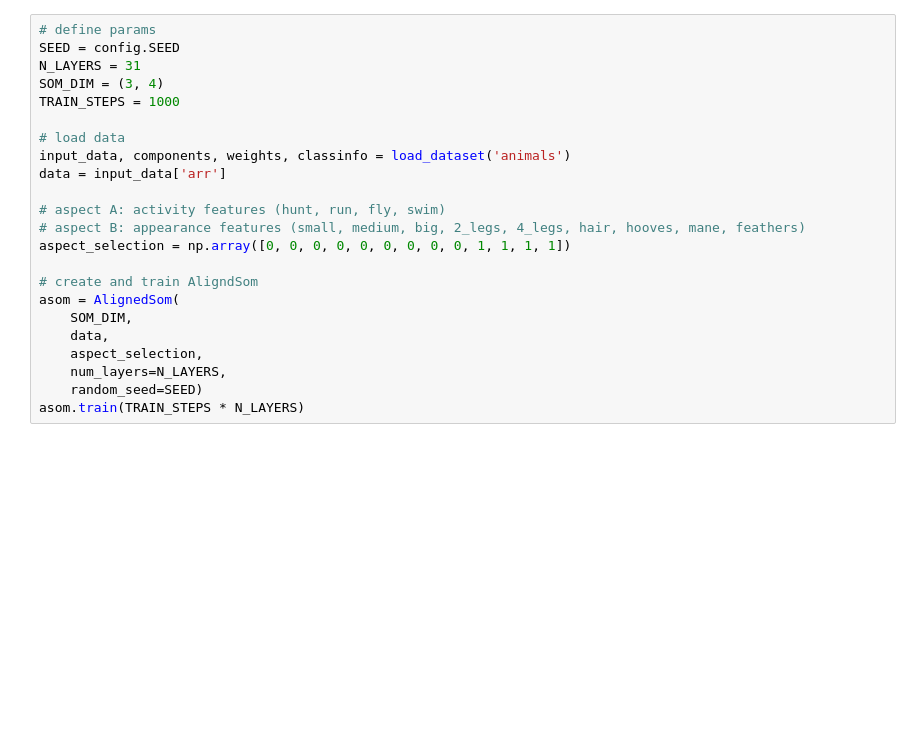
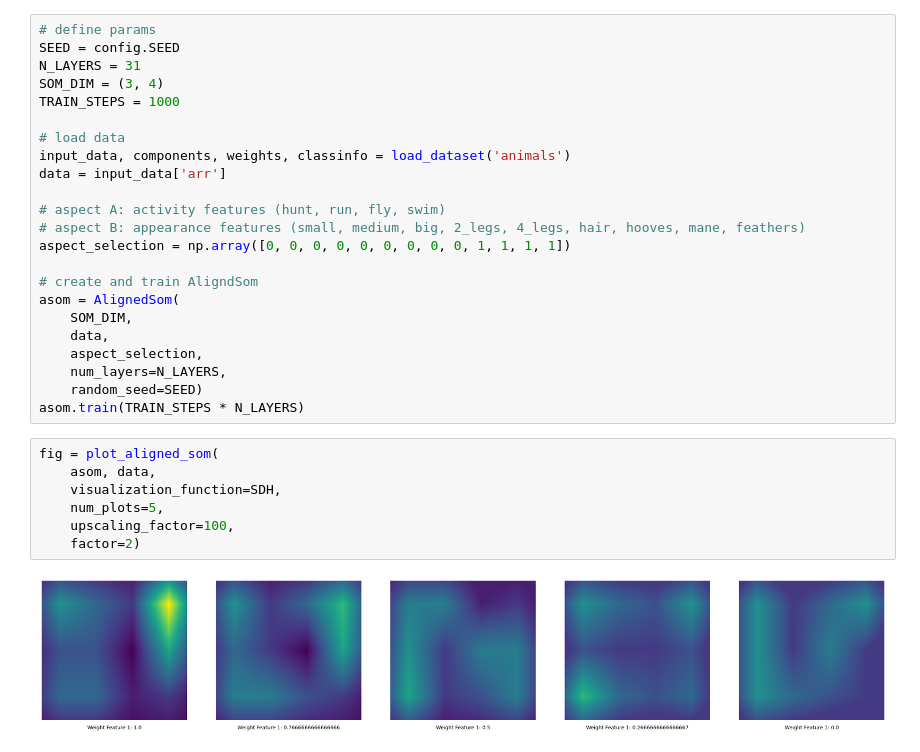
Before and after one commit to Znerual/AlignedSOM, a Jupyter notebook: notebooks/AlignedSOM_implementation_details.ipynb, the cells around one changed output. Cells and saved outputs as stored; diff of their text form; blank space fills up the shorter version.

Commit message:
add visualization description

```diff
--- a/notebooks/AlignedSOM_implementation_details.ipynb
+++ b/notebooks/AlignedSOM_implementation_details.ipynb
@@ -98,3 +118,12 @@ asom = AlignedSom(
     num_layers=N_LAYERS,
     random_seed=SEED)
 asom.train(TRAIN_STEPS * N_LAYERS)
+# %%
+fig = plot_aligned_som(
+    asom, data,
+    visualization_function=SDH,
+    num_plots=5,
+    upscaling_factor=100,
+    factor=2)
+# %% [output]
+[figure, added]
```
Also changed, not shown: parts of 6 cells of this notebook.
